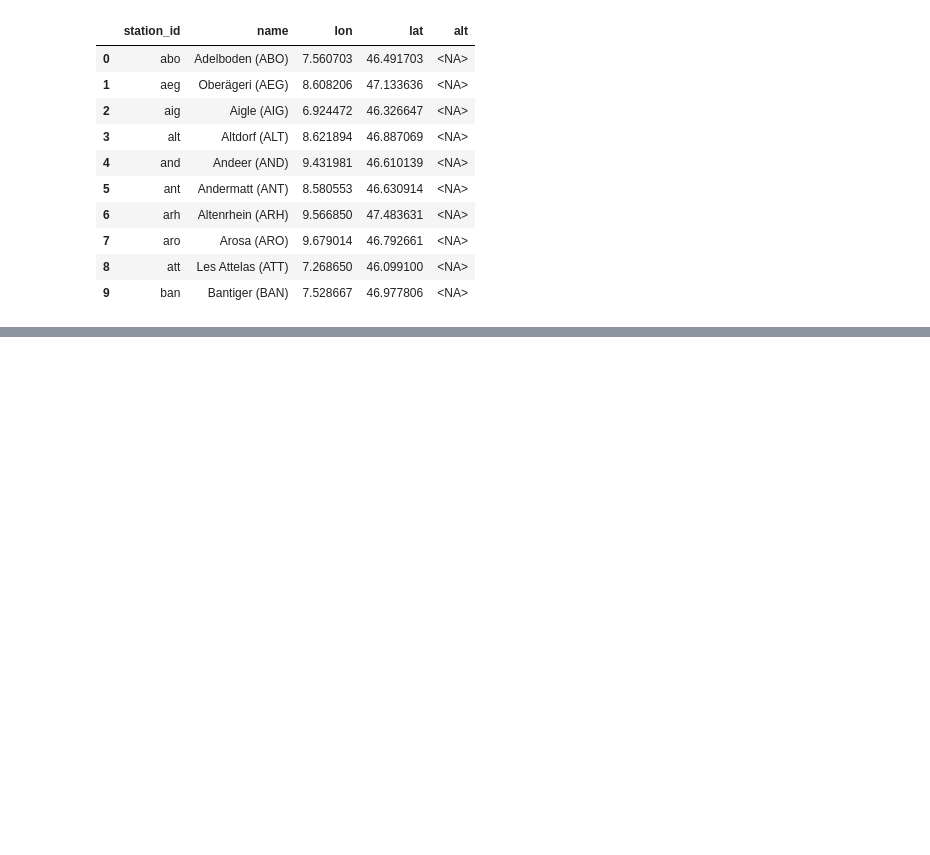
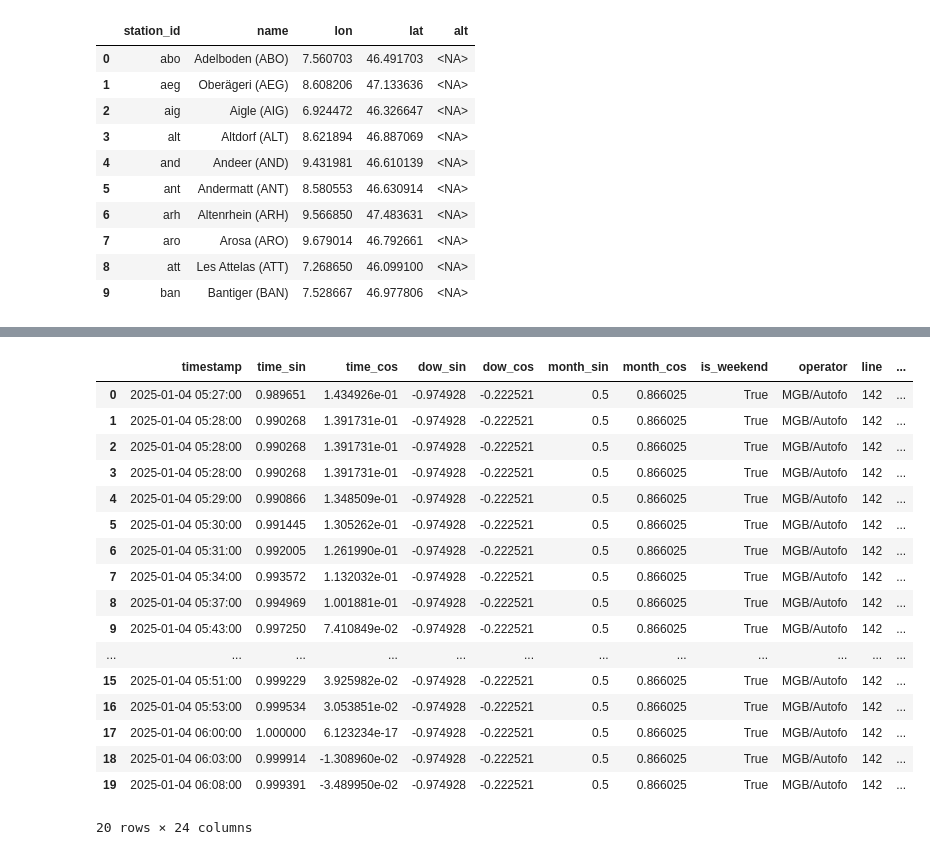
Before and after one commit to kais-grati/Swiss_buses_delay_prediction, a Jupyter notebook: misc.ipynb, the cells around one changed output, grey strips where cells are left out. Cells and saved outputs as stored; diff of their text form; code cells hidden in the pictures; blank space fills up the shorter version.

```diff
--- a/misc.ipynb
+++ b/misc.ipynb
@@ -34 +34,23 @@ df
 1000 rows × 25 columns
+# %%
+df = duckdb.sql("SELECT * FROM 'dataset_with_weather.parquet' WHERE snow_depth IS NOT NULL ORDER BY snow_depth DESC LIMIT 20").df()
+df
+# %% [output]
+|  | timestamp | time_sin | time_cos | dow_sin | dow_cos | month_sin | month_cos | is_weekend | operator | line | ... |
+| 0 | 2025-01-04 05:27:00 | 0.989651 | 1.434926e-01 | -0.974928 | -0.222521 | 0.5 | 0.866025 | True | MGB/Autofo | 142 | ... |
+| 1 | 2025-01-04 05:28:00 | 0.990268 | 1.391731e-01 | -0.974928 | -0.222521 | 0.5 | 0.866025 | True | MGB/Autofo | 142 | ... |
+| 2 | 2025-01-04 05:28:00 | 0.990268 | 1.391731e-01 | -0.974928 | -0.222521 | 0.5 | 0.866025 | True | MGB/Autofo | 142 | ... |
+| 3 | 2025-01-04 05:28:00 | 0.990268 | 1.391731e-01 | -0.974928 | -0.222521 | 0.5 | 0.866025 | True | MGB/Autofo | 142 | ... |
+| 4 | 2025-01-04 05:29:00 | 0.990866 | 1.348509e-01 | -0.974928 | -0.222521 | 0.5 | 0.866025 | True | MGB/Autofo | 142 | ... |
+| 5 | 2025-01-04 05:30:00 | 0.991445 | 1.305262e-01 | -0.974928 | -0.222521 | 0.5 | 0.866025 | True | MGB/Autofo | 142 | ... |
+| 6 | 2025-01-04 05:31:00 | 0.992005 | 1.261990e-01 | -0.974928 | -0.222521 | 0.5 | 0.866025 | True | MGB/Autofo | 142 | ... |
+| 7 | 2025-01-04 05:34:00 | 0.993572 | 1.132032e-01 | -0.974928 | -0.222521 | 0.5 | 0.866025 | True | MGB/Autofo | 142 | ... |
+| 8 | 2025-01-04 05:37:00 | 0.994969 | 1.001881e-01 | -0.974928 | -0.222521 | 0.5 | 0.866025 | True | MGB/Autofo | 142 | ... |
+| 9 | 2025-01-04 05:43:00 | 0.997250 | 7.410849e-02 | -0.974928 | -0.222521 | 0.5 | 0.866025 | True | MGB/Autofo | 142 | ... |
+| ... | ... | ... | ... | ... | ... | ... | ... | ... | ... | ... | ... |
+| 15 | 2025-01-04 05:51:00 | 0.999229 | 3.925982e-02 | -0.974928 | -0.222521 | 0.5 | 0.866025 | True | MGB/Autofo | 142 | ... |
+| 16 | 2025-01-04 05:53:00 | 0.999534 | 3.053851e-02 | -0.974928 | -0.222521 | 0.5 | 0.866025 | True | MGB/Autofo | 142 | ... |
+| 17 | 2025-01-04 06:00:00 | 1.000000 | 6.123234e-17 | -0.974928 | -0.222521 | 0.5 | 0.866025 | True | MGB/Autofo | 142 | ... |
+| 18 | 2025-01-04 06:03:00 | 0.999914 | -1.308960e-02 | -0.974928 | -0.222521 | 0.5 | 0.866025 | True | MGB/Autofo | 142 | ... |
+| 19 | 2025-01-04 06:08:00 | 0.999391 | -3.489950e-02 | -0.974928 | -0.222521 | 0.5 | 0.866025 | True | MGB/Autofo | 142 | ... |
+20 rows × 24 columns
```
Also changed, not shown: parts of 3 cells of this notebook, 6 other files.
